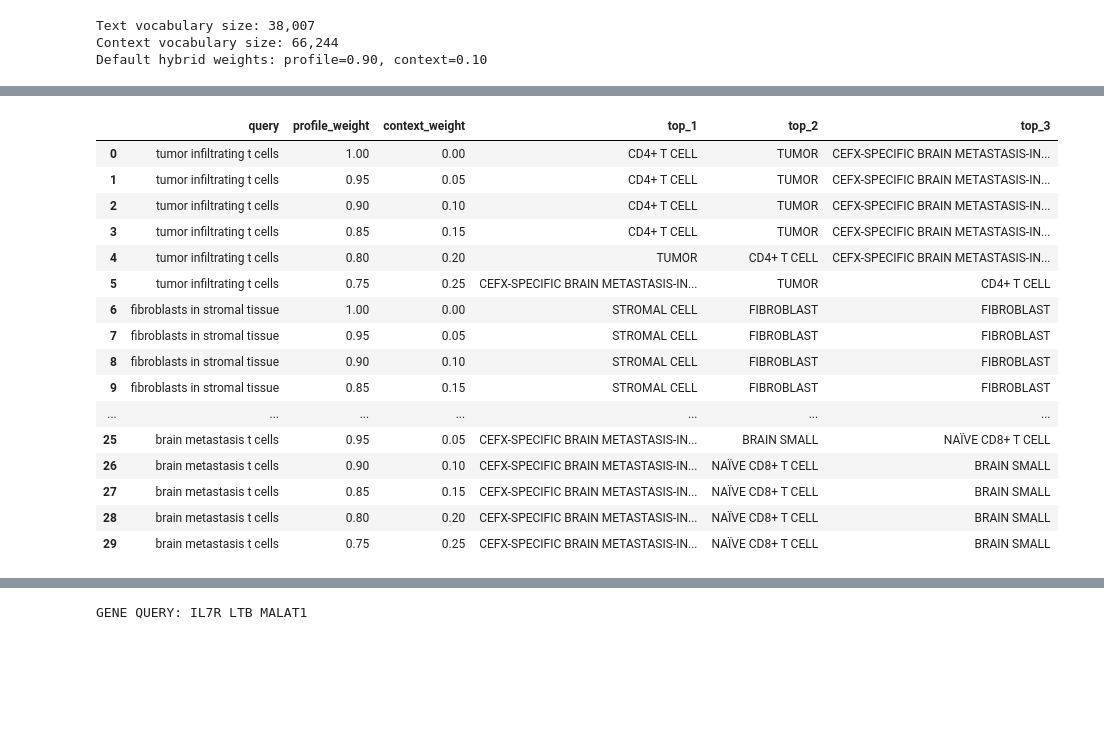
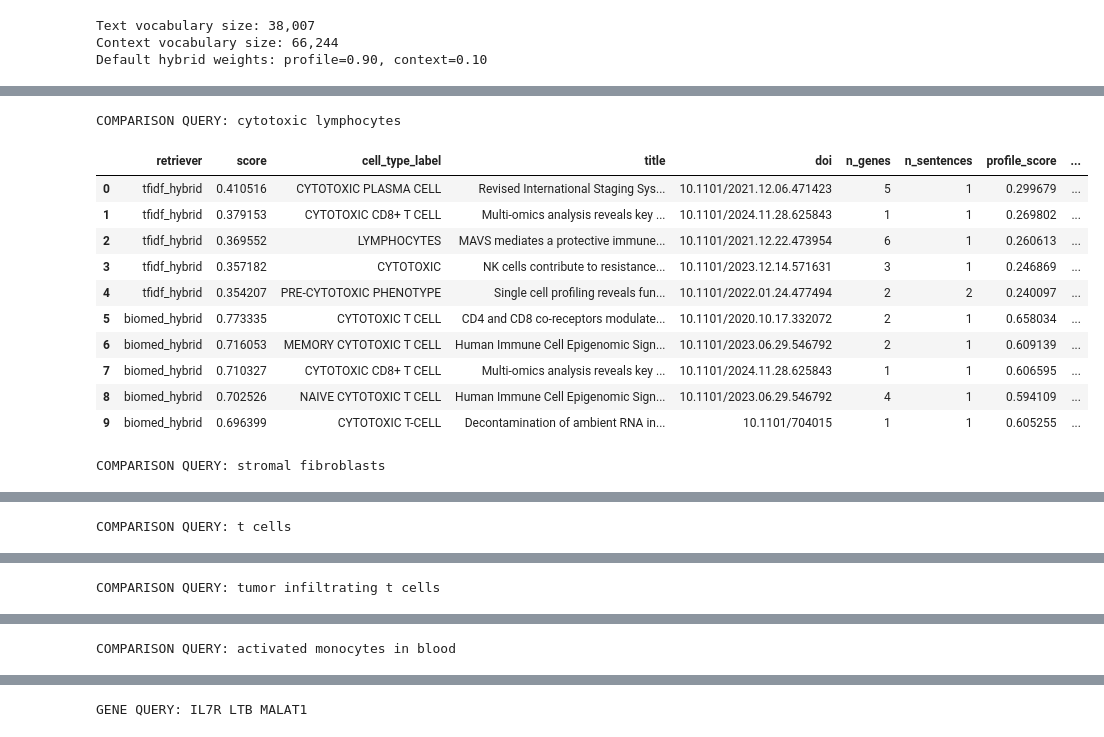
Before and after one commit to sbooeshaghi/llmarkers, a Jupyter notebook: analysis/virtual_cell_mvp.ipynb, the cells around one changed output, grey strips where cells are left out. Saved outputs shown, nothing was run; the diff lists cells and outputs as text; code cells hidden in the pictures; blank space fills up the shorter version.

Commit message:
Compare biomedical embeddings in virtual cell notebook

```diff
--- a/analysis/virtual_cell_mvp.ipynb
+++ b/analysis/virtual_cell_mvp.ipynb
@@ -400,53 +431,30 @@ I sweep a small grid below and inspect the top 3 results for each query. The goa
 # %%
-weight_grid = [
-    (1.00, 0.00),
-    (0.95, 0.05),
-    (0.90, 0.10),
-    (0.85, 0.15),
-    (0.80, 0.20),
-    (0.75, 0.25),
+comparison_queries = [
+    'cytotoxic lymphocytes',
+    'stromal fibroblasts',
+    't cells',
+    'tumor infiltrating t cells',
+    'activated monocytes in blood',
 ]
 
-sweep_queries = [
-    'tumor infiltrating t cells',
-    'fibroblasts in stromal tissue',
-    'immune cells in lung',
-    'activated monocytes in blood',
-    'brain metastasis t cells',
-]
-
-rows = []
-for q in sweep_queries:
-    for pw, cw in weight_grid:
-        result = query_text(q, top_k=3, mode='hybrid', profile_weight=pw, context_weight=cw)
-        rows.append(
-            {
-                'query': q,
-                'profile_weight': pw,
-                'context_weight': cw,
-                'top_1': result.loc[0, 'cell_type_label'],
-                'top_2': result.loc[1, 'cell_type_label'],
-                'top_3': result.loc[2, 'cell_type_label'],
-            }
-        )
-
-weight_sweep_df = pd.DataFrame(rows)
-display(weight_sweep_df)
+for q in comparison_queries:
+    print(f'\nCOMPARISON QUERY: {q}')
+    tfidf_result = query_text(q, top_k=5).copy()
+    tfidf_result.insert(0, 'retriever', 'tfidf_hybrid')
+    biomed_result = query_text_biomed(q, top_k=5).copy()
+    biomed_result.insert(0, 'retriever', 'biomed_hybrid')
+    display(pd.concat([tfidf_result, biomed_result], ignore_index=True))
 # %% [output]
+COMPARISON QUERY: cytotoxic lymphocytes
-|  | query | profile_weight | context_weight | top_1 | top_2 | top_3 |
-| 0 | tumor infiltrating t cells | 1.00 | 0.00 | CD4+ T CELL | TUMOR | CEFX-SPECIFIC BRAIN METASTASIS-IN... |
-| 1 | tumor infiltrating t cells | 0.95 | 0.05 | CD4+ T CELL | TUMOR | CEFX-SPECIFIC BRAIN METASTASIS-IN... |
-| 2 | tumor infiltrating t cells | 0.90 | 0.10 | CD4+ T CELL | TUMOR | CEFX-SPECIFIC BRAIN METASTASIS-IN... |
-| 3 | tumor infiltrating t cells | 0.85 | 0.15 | CD4+ T CELL | TUMOR | CEFX-SPECIFIC BRAIN METASTASIS-IN... |
-| 4 | tumor infiltrating t cells | 0.80 | 0.20 | TUMOR | CD4+ T CELL | CEFX-SPECIFIC BRAIN METASTASIS-IN... |
-| 5 | tumor infiltrating t cells | 0.75 | 0.25 | CEFX-SPECIFIC BRAIN METASTASIS-IN... | TUMOR | CD4+ T CELL |
-| 6 | fibroblasts in stromal tissue | 1.00 | 0.00 | STROMAL CELL | FIBROBLAST | FIBROBLAST |
-| 7 | fibroblasts in stromal tissue | 0.95 | 0.05 | STROMAL CELL | FIBROBLAST | FIBROBLAST |
-| 8 | fibroblasts in stromal tissue | 0.90 | 0.10 | STROMAL CELL | FIBROBLAST | FIBROBLAST |
-| 9 | fibroblasts in stromal tissue | 0.85 | 0.15 | STROMAL CELL | FIBROBLAST | FIBROBLAST |
-| ... | ... | ... | ... | ... | ... | ... |
-| 25 | brain metastasis t cells | 0.95 | 0.05 | CEFX-SPECIFIC BRAIN METASTASIS-IN... | BRAIN SMALL | NAÏVE CD8+ T CELL |
-| 26 | brain metastasis t cells | 0.90 | 0.10 | CEFX-SPECIFIC BRAIN METASTASIS-IN... | NAÏVE CD8+ T CELL | BRAIN SMALL |
-| 27 | brain metastasis t cells | 0.85 | 0.15 | CEFX-SPECIFIC BRAIN METASTASIS-IN... | NAÏVE CD8+ T CELL | BRAIN SMALL |
-| 28 | brain metastasis t cells | 0.80 | 0.20 | CEFX-SPECIFIC BRAIN METASTASIS-IN... | NAÏVE CD8+ T CELL | BRAIN SMALL |
-| 29 | brain metastasis t cells | 0.75 | 0.25 | CEFX-SPECIFIC BRAIN METASTASIS-IN... | NAÏVE CD8+ T CELL | BRAIN SMALL |
+|  | retriever | score | cell_type_label | title | doi | n_genes | n_sentences | profile_score | ... |
+| 0 | tfidf_hybrid | 0.410516 | CYTOTOXIC PLASMA CELL | Revised International Staging Sys... | 10.1101/2021.12.06.471423 | 5 | 1 | 0.299679 | ... |
+| 1 | tfidf_hybrid | 0.379153 | CYTOTOXIC CD8+ T CELL | Multi-omics analysis reveals key ... | 10.1101/2024.11.28.625843 | 1 | 1 | 0.269802 | ... |
+| 2 | tfidf_hybrid | 0.369552 | LYMPHOCYTES | MAVS mediates a protective immune... | 10.1101/2021.12.22.473954 | 6 | 1 | 0.260613 | ... |
+| 3 | tfidf_hybrid | 0.357182 | CYTOTOXIC | NK cells contribute to resistance... | 10.1101/2023.12.14.571631 | 3 | 1 | 0.246869 | ... |
+| 4 | tfidf_hybrid | 0.354207 | PRE-CYTOTOXIC PHENOTYPE | Single cell profiling reveals fun... | 10.1101/2022.01.24.477494 | 2 | 2 | 0.240097 | ... |
+| 5 | biomed_hybrid | 0.773335 | CYTOTOXIC T CELL | CD4 and CD8 co-receptors modulate... | 10.1101/2020.10.17.332072 | 2 | 1 | 0.658034 | ... |
+| 6 | biomed_hybrid | 0.716053 | MEMORY CYTOTOXIC T CELL | Human Immune Cell Epigenomic Sign... | 10.1101/2023.06.29.546792 | 2 | 1 | 0.609139 | ... |
+| 7 | biomed_hybrid | 0.710327 | CYTOTOXIC CD8+ T CELL | Multi-omics analysis reveals key ... | 10.1101/2024.11.28.625843 | 1 | 1 | 0.606595 | ... |
+| 8 | biomed_hybrid | 0.702526 | NAIVE CYTOTOXIC T CELL | Human Immune Cell Epigenomic Sign... | 10.1101/2023.06.29.546792 | 4 | 1 | 0.594109 | ... |
+| 9 | biomed_hybrid | 0.696399 | CYTOTOXIC T-CELL | Decontamination of ambient RNA in... | 10.1101/704015 | 1 | 1 | 0.605255 | ... |
+COMPARISON QUERY: stromal fibroblasts
@@ -452,0 +472 @@ display(weight_sweep_df)
+COMPARISON QUERY: t cells
@@ -452,0 +484 @@ display(weight_sweep_df)
+COMPARISON QUERY: tumor infiltrating t cells
@@ -452,0 +496 @@ display(weight_sweep_df)
+COMPARISON QUERY: activated monocytes in blood
```
Also changed, not shown: parts of 13 cells of this notebook.
